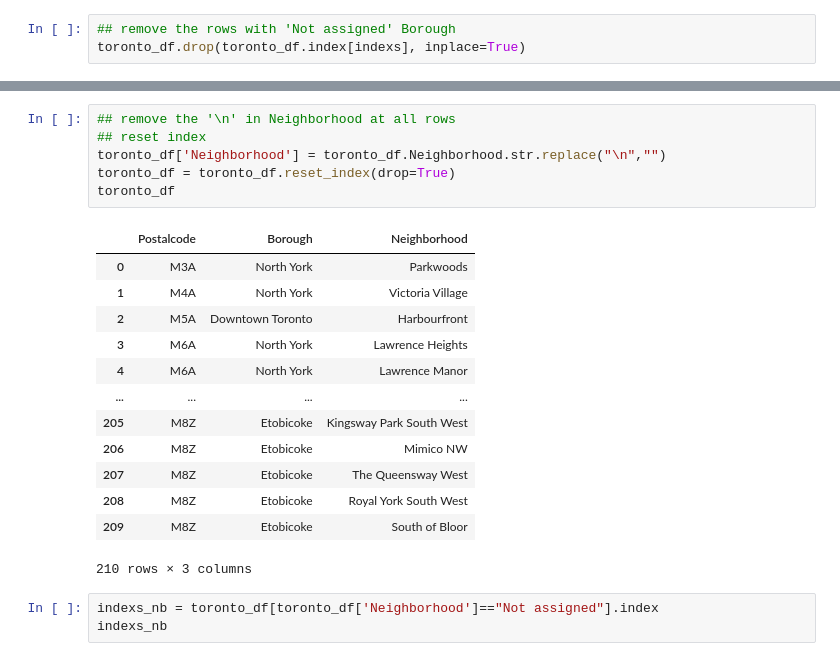
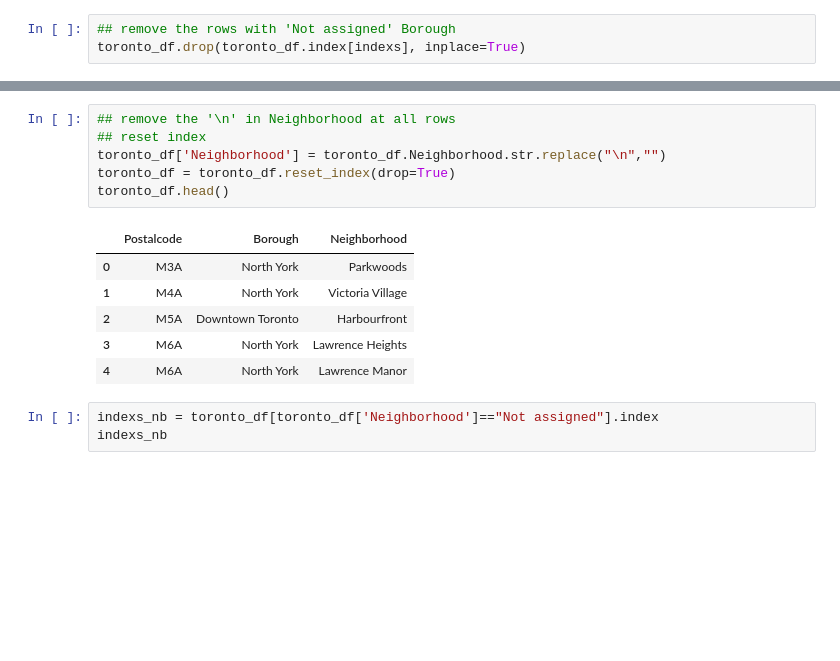
Before and after one commit to pirirfan2010/Coursera_Capstone, a Jupyter notebook: Neighborhoods in Toronto.ipynb, the cells around one changed output, grey strips where cells are left out. Saved outputs shown, nothing was run; the diff lists cells and outputs as text; blank space fills up the shorter version.

```diff
--- a/Neighborhoods in Toronto.ipynb
+++ b/Neighborhoods in Toronto.ipynb
@@ -112,23 +82,16 @@ toronto_df
 # %%
 ## remove the '\n' in Neighborhood at all rows
 ## reset index
 toronto_df['Neighborhood'] = toronto_df.Neighborhood.str.replace("\n","")
 toronto_df = toronto_df.reset_index(drop=True)
-toronto_df
+toronto_df.head()
 # %% [output]
 |  | Postalcode | Borough | Neighborhood |
 | 0 | M3A | North York | Parkwoods |
 | 1 | M4A | North York | Victoria Village |
 | 2 | M5A | Downtown Toronto | Harbourfront |
 | 3 | M6A | North York | Lawrence Heights |
 | 4 | M6A | North York | Lawrence Manor |
-| ... | ... | ... | ... |
-| 205 | M8Z | Etobicoke | Kingsway Park South West |
-| 206 | M8Z | Etobicoke | Mimico NW |
-| 207 | M8Z | Etobicoke | The Queensway West |
-| 208 | M8Z | Etobicoke | Royal York South West |
-| 209 | M8Z | Etobicoke | South of Bloor |
-210 rows × 3 columns
 # %%
 indexs_nb = toronto_df[toronto_df['Neighborhood']=="Not assigned"].index
 indexs_nb
```
Also changed, not shown: parts of 20 cells of this notebook.
